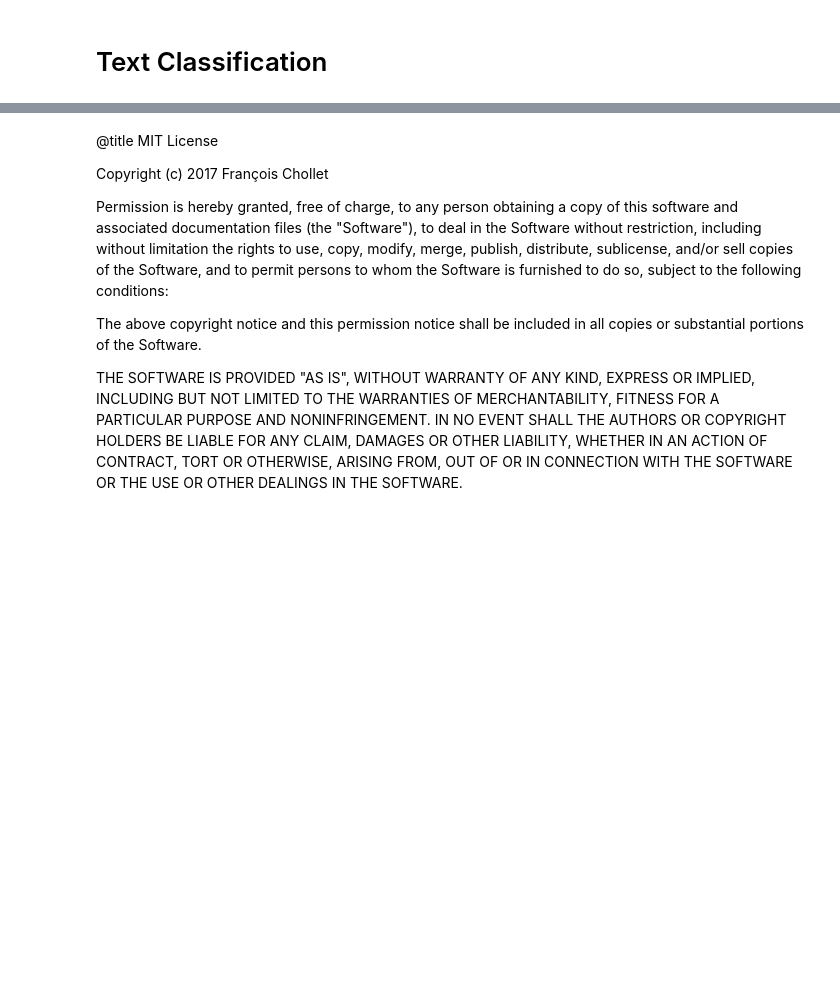
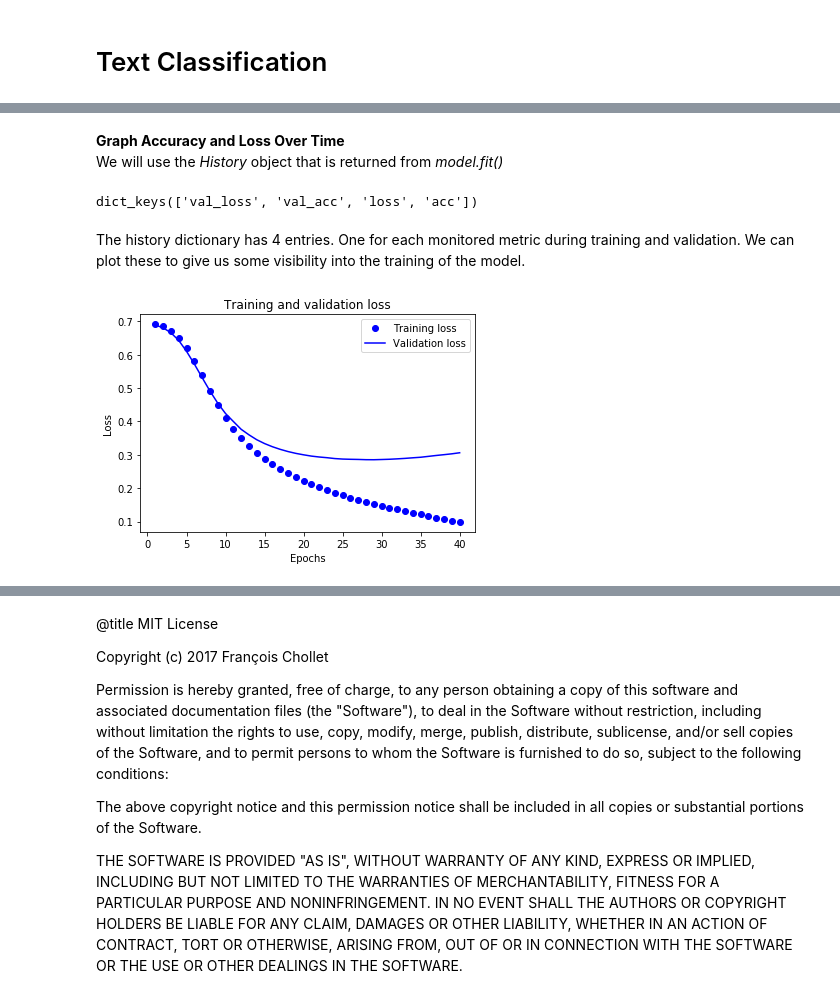
Before and after one commit to ehennis/Blog, a Jupyter notebook: TensorFlow/TextClassification.ipynb, the cells around one changed output, grey strips where cells are left out. Cells and saved outputs as stored; diff of their text form; code cells hidden in the pictures; blank space fills up the shorter version.

```diff
--- a/TensorFlow/TextClassification.ipynb
+++ b/TensorFlow/TextClassification.ipynb
@@ -4,0 +13,4 @@ Here is the first lesson on TensorFlow. It is around [text classification](https
+# %%
+#Download the built-in dataset
+imdb = keras.datasets.imdb
+(train_data, train_labels), (test_data, test_labels) = imdb.load_data(num_words=10000)
@@ -4,0 +126,4 @@ Here is the first lesson on TensorFlow. It is around [text classification](https
+# %%
+model.compile(optimizer=tf.train.AdamOptimizer(),
+              loss='binary_crossentropy',
+              metrics=['accuracy'])
@@ -4,0 +133,6 @@ Here is the first lesson on TensorFlow. It is around [text classification](https
+# %%
+x_val = train_data[:10000]
+partial_x_train = train_data[10000:]
+
+y_val = train_labels[:10000]
+partial_y_train = train_labels[10000:]
@@ -4,0 +142,7 @@ Here is the first lesson on TensorFlow. It is around [text classification](https
+# %%
+history = model.fit(partial_x_train,
+                    partial_y_train,
+                    epochs=40,
+                    batch_size=512,
+                    validation_data=(x_val, y_val),
+                    verbose=1)
@@ -4,0 +177,30 @@ Here is the first lesson on TensorFlow. It is around [text classification](https
+# %% [markdown]
+**Graph Accuracy and Loss Over Time**
+We will use the *History* object that is returned from *model.fit()*
+# %%
+history_dict = history.history
+history_dict.keys()
+# %% [output]
+dict_keys(['val_loss', 'val_acc', 'loss', 'acc'])
+# %% [markdown]
+The history dictionary has 4 entries. One for each monitored metric during training and validation. We can plot these to give us some visibility into the training of the model.
+# %%
+acc = history.history['acc']
+val_acc = history.history['val_acc']
+loss = history.history['loss']
+val_loss = history.history['val_loss']
+
+epochs = range(1, len(acc) + 1)
+
+# "bo" is for "blue dot"
+plt.plot(epochs, loss, 'bo', label='Training loss')
+# b is for "solid blue line"
+plt.plot(epochs, val_loss, 'b', label='Validation loss')
+plt.title('Training and validation loss')
+plt.xlabel('Epochs')
+plt.ylabel('Loss')
+plt.legend()
+
+plt.show()
+# %% [output]
+[figure, added]
```
Also changed, not shown: parts of 24 cells of this notebook.
